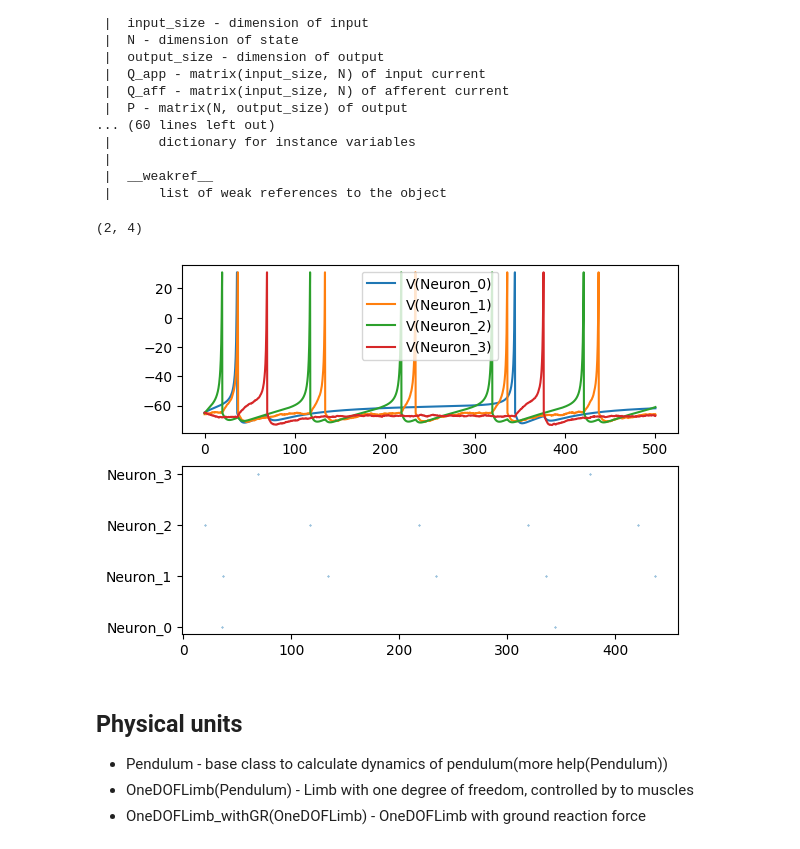
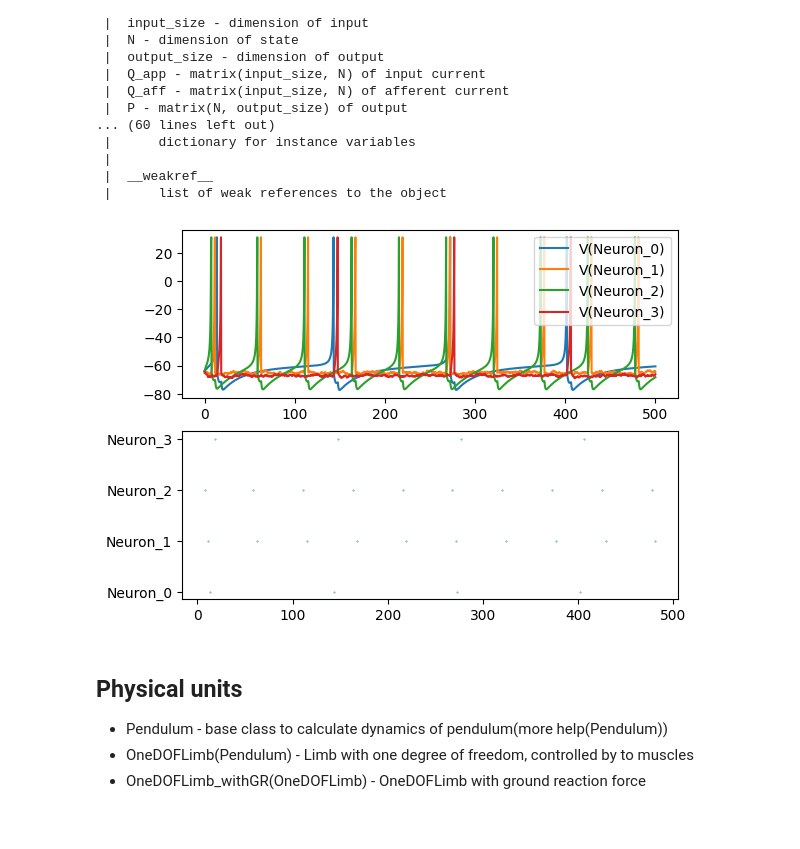
Before and after one commit to brodayagabro/SpikingNN, a Jupyter notebook: Article_jan_2025/tutor.ipynb, the cells around one changed output. Saved outputs shown, nothing was run; the diff lists cells and outputs as text; code cells hidden in the pictures.

```diff
--- a/Article_jan_2025/tutor.ipynb
+++ b/Article_jan_2025/tutor.ipynb
@@ -384,36 +383,35 @@ def test_IzhIOnet_sym():
             [1, 0, 0, 0]
         ])
     tau_syn = np.array([
             [1, 1, 1, 20],
             [1, 1, 10, 1],
             [1, 20, 1, 1],
             [10, 1, 1, 1]
         ])
 
     net = Izhikevich_IO_Network(input_size=2, output_size=2,
                                 afferent_size=6, N=4, Q_app=Q_app,
                                 Q_aff = Q_aff , P=P, W=W)
-    net.set_init_conditions(np.random.normal(size=net.N))
+    net.set_init_conditions(v_noise=np.random.normal(size=net.N))
     net.set_synaptic_relax_constant(tau_syn)
     T = np.linspace(0, 500, 2000)
     I_app = lambda t: np.array([4, 5])
     I_aff = lambda t: np.zeros(6) + 2*np.random.rand(6)
     U, V = run_net(T, net, I_app, I_aff)
     plt.subplot(211)
     for i in range(net.N):
         #plt.plot(T, U[:, i], label=f"U({net.names[i]})")
         plt.plot(T, V[:, i], label=f"V({net.names[i]})")
     plt.legend()
     plt.subplot(212)
     firing_rastr = create_firing_rastr(V, T, 30)
     plt.scatter(firing_rastr[0], firing_rastr[1], s=0.1)
     plt.yticks(list(range(net.N)), net.names)
     plt.plot()
     plt.show()
 test_IzhIOnet_sym()
 # %% [output]
-(2, 4)
-[figure, old version]
+[figure, new version]
 # %% [markdown]
 ## Physical units
 - Pendulum - base class to calculate dynamics of pendulum(more help(Pendulum))
```
Also changed, not shown: parts of 6 cells of this notebook, 8 other files.
